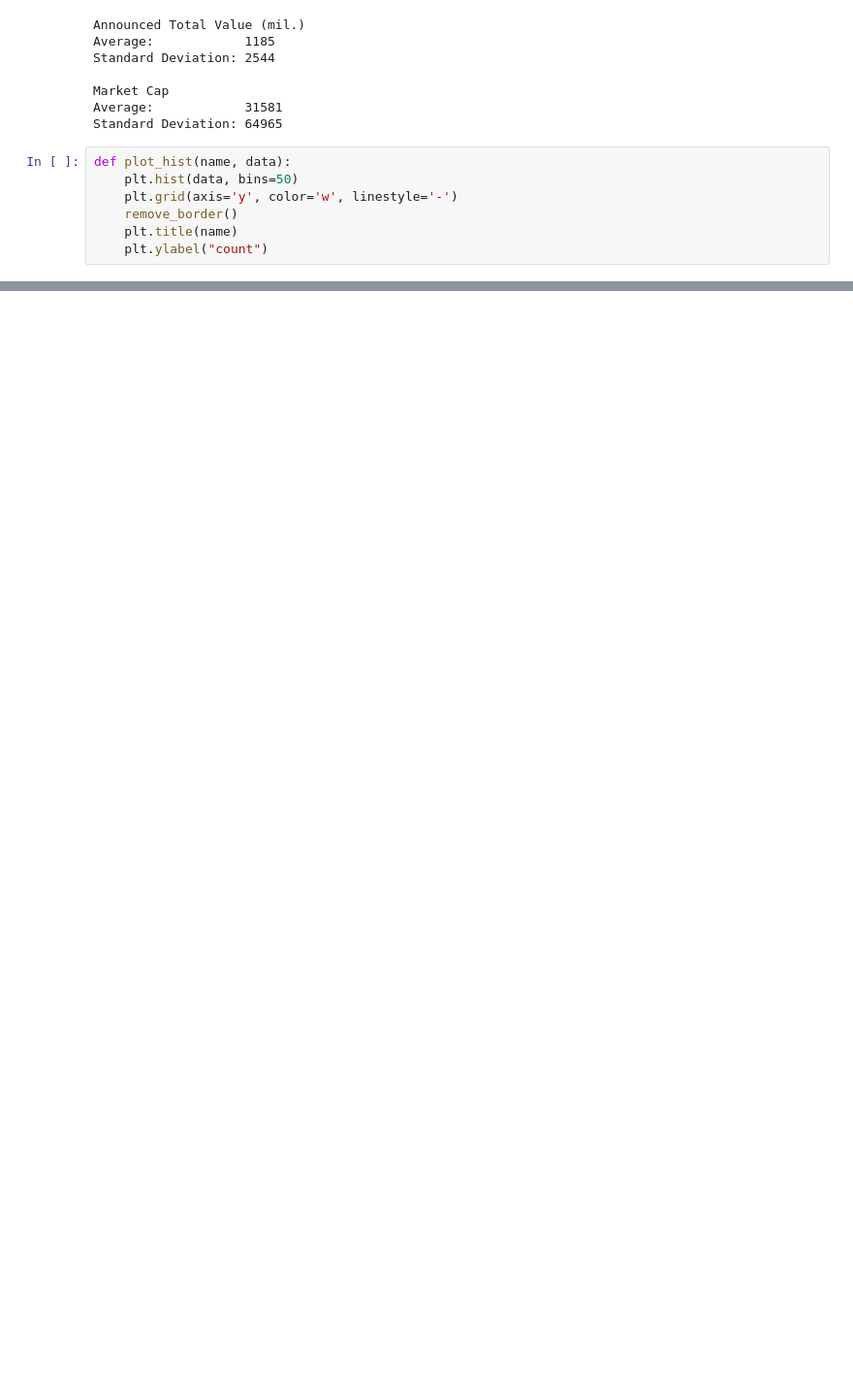
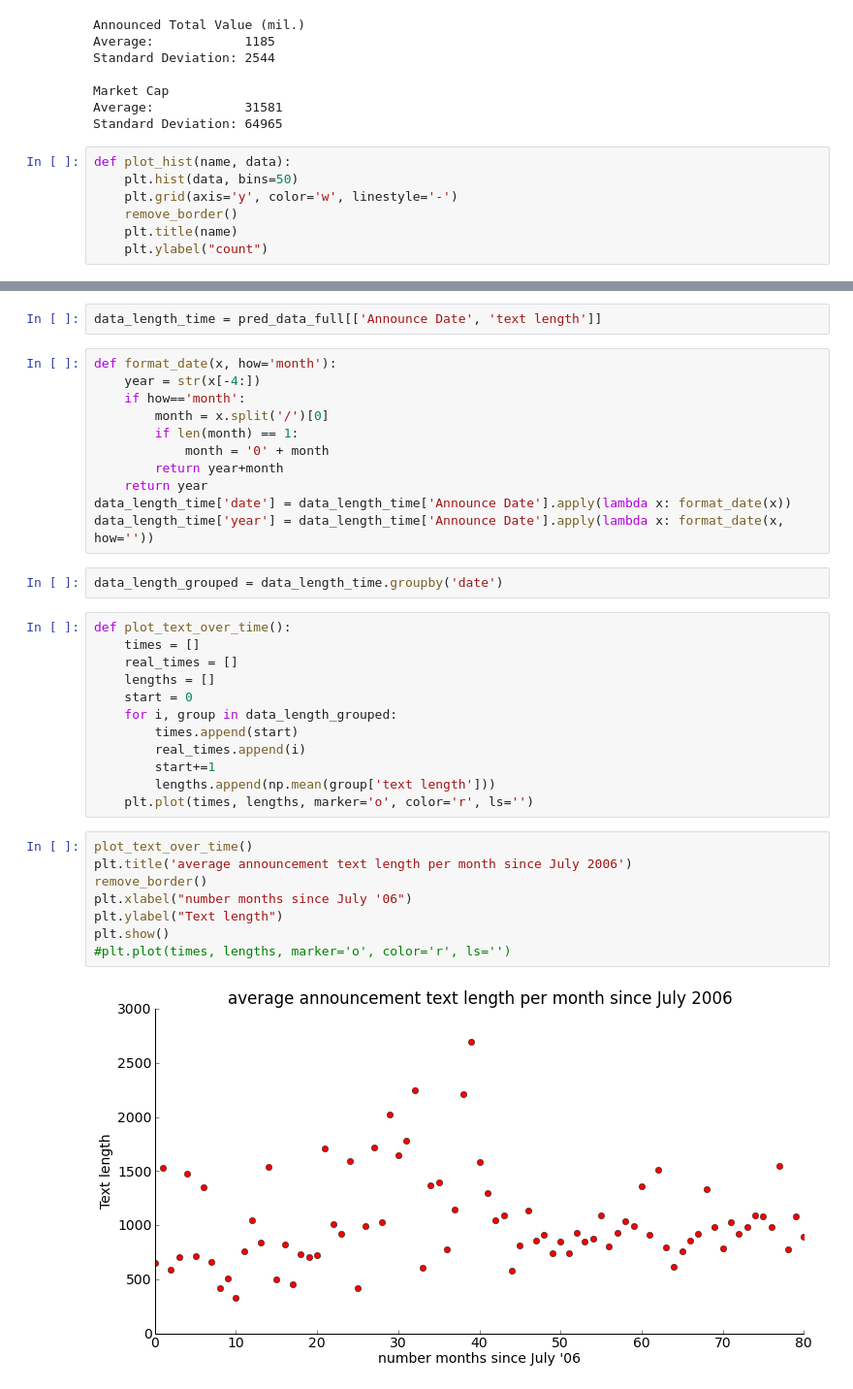
Before and after one commit to Xiaowen125/capability_analysis, a Jupyter notebook: Announcement Analysis.ipynb, the cells around one changed output, grey strips where cells are left out. Shown at 97% size. Cells and saved outputs as stored; diff of their text form; blank space fills up the shorter version.

```diff
--- a/Announcement Analysis.ipynb
+++ b/Announcement Analysis.ipynb
@@ -722,0 +743,37 @@ plt.show()
+# %%
+data_length_time = pred_data_full[['Announce Date', 'text length']]
+# %%
+def format_date(x, how='month'):
+    year = str(x[-4:])
+    if how=='month':
+        month = x.split('/')[0]
+        if len(month) == 1:
+            month = '0' + month
+        return year+month
+    return year
+data_length_time['date'] = data_length_time['Announce Date'].apply(lambda x: format_date(x))
+data_length_time['year'] = data_length_time['Announce Date'].apply(lambda x: format_date(x, how=''))
+# %%
+data_length_grouped = data_length_time.groupby('date')
+# %%
+def plot_text_over_time():
+    times = []
+    real_times = []
+    lengths = []
+    start = 0
+    for i, group in data_length_grouped:
+        times.append(start)
+        real_times.append(i)
+        start+=1
+        lengths.append(np.mean(group['text length']))
+    plt.plot(times, lengths, marker='o', color='r', ls='')
+# %%
+plot_text_over_time()
+plt.title('average announcement text length per month since July 2006')
+remove_border()
+plt.xlabel("number months since July '06")
+plt.ylabel("Text length")
+plt.show()
+#plt.plot(times, lengths, marker='o', color='r', ls='')
+# %% [output]
+[figure, added]
```
Also changed, not shown: parts of 11 cells of this notebook, 1 other file.
